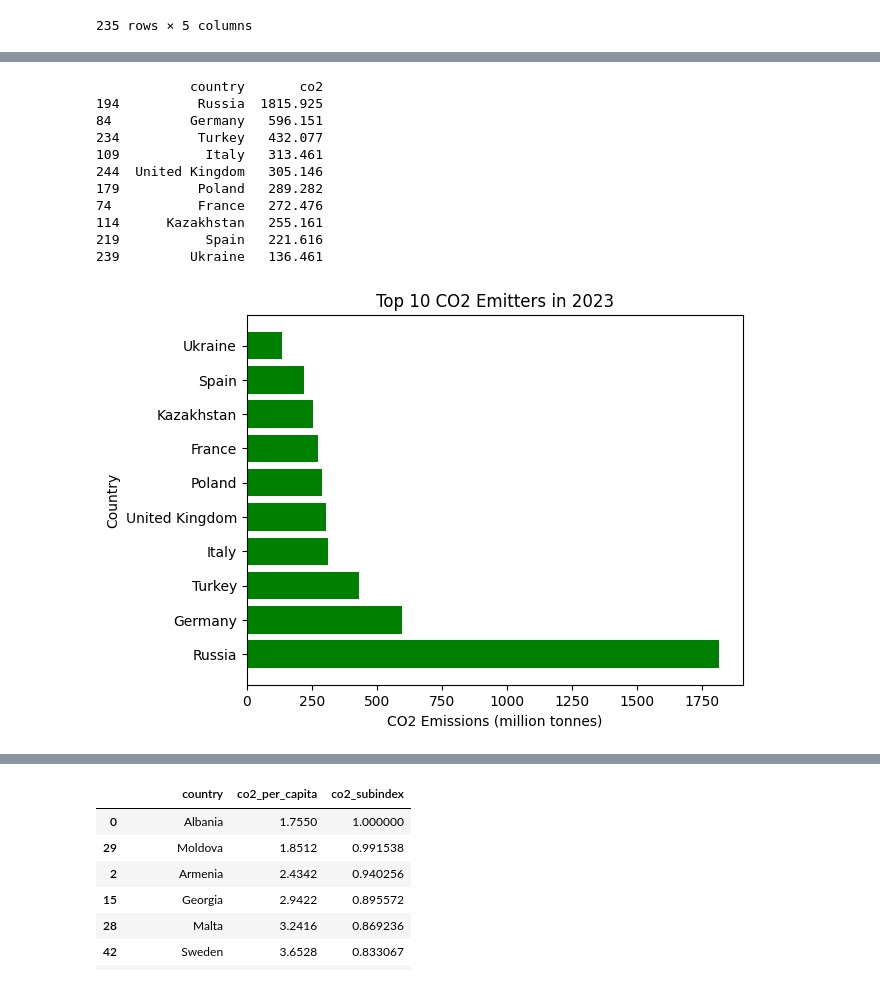
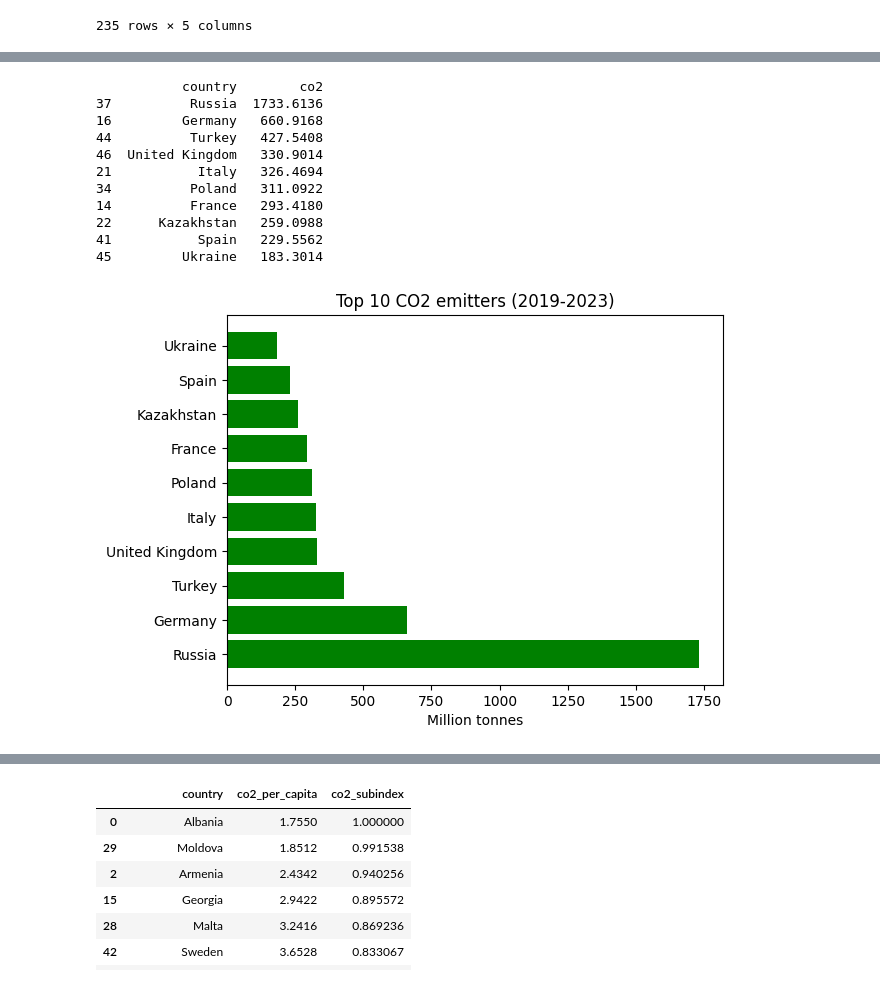
Before and after one commit to mircog991/green-index, a Jupyter notebook: analysis/co2data-analysis.ipynb, the cells around one changed output, grey strips where cells are left out. Saved outputs shown, nothing was run; the diff lists cells and outputs as text; code cells hidden in the pictures.

```diff
--- a/analysis/co2data-analysis.ipynb
+++ b/analysis/co2data-analysis.ipynb
@@ -160,31 +158,27 @@ plt.show()
 # %%
-# TOP CO2 EMISSIONS IN 2023
+# TOP CO2 EMITTERS (2019-2023)
 
-data_2023 = filtered_df_w_dropped_countries[filtered_df_w_dropped_countries['year'] == 2023]
+avg_co2 = filtered_df_w_dropped_countries.groupby('country')['co2'].mean().reset_index()
 
-# Sort countries by CO2 emissions in 2023
-top_emitters = data_2023[['country', 'co2']].sort_values(by='co2', ascending=False)
+top_countries = avg_co2[['country', 'co2']].sort_values(by='co2', ascending=False)
+print(top_countries.head(10))
 
-# Display the top 10 emitters in 2023
-print(top_emitters.head(10))
-
-# Plot the top 10 emitters
-plt.barh(top_emitters['country'][:10], top_emitters['co2'][:10], color='green')
-plt.title('Top 10 CO2 Emitters in 2023')
-plt.xlabel('CO2 Emissions (million tonnes)')
-plt.ylabel('Country')
+# Plot the top 10 countries
+plt.barh(top_countries['country'][:10], top_countries['co2'][:10], color='green')
+plt.title('Top 10 CO2 emitters (2019-2023)')
+plt.xlabel('Million tonnes')
 plt.show()
 # %% [output]
-            country       co2
-194          Russia  1815.925
-84          Germany   596.151
-234          Turkey   432.077
-109           Italy   313.461
-244  United Kingdom   305.146
-179          Poland   289.282
-74           France   272.476
-114      Kazakhstan   255.161
-219           Spain   221.616
-239         Ukraine   136.461
+           country        co2
+37          Russia  1733.6136
+16         Germany   660.9168
+44          Turkey   427.5408
+46  United Kingdom   330.9014
+21           Italy   326.4694
+34          Poland   311.0922
+14          France   293.4180
+22      Kazakhstan   259.0988
+41           Spain   229.5562
+45         Ukraine   183.3014
-[figure, old version]
+[figure, new version]
 # %%
```
Also changed, not shown: parts of 6 cells of this notebook, 9 other files.
